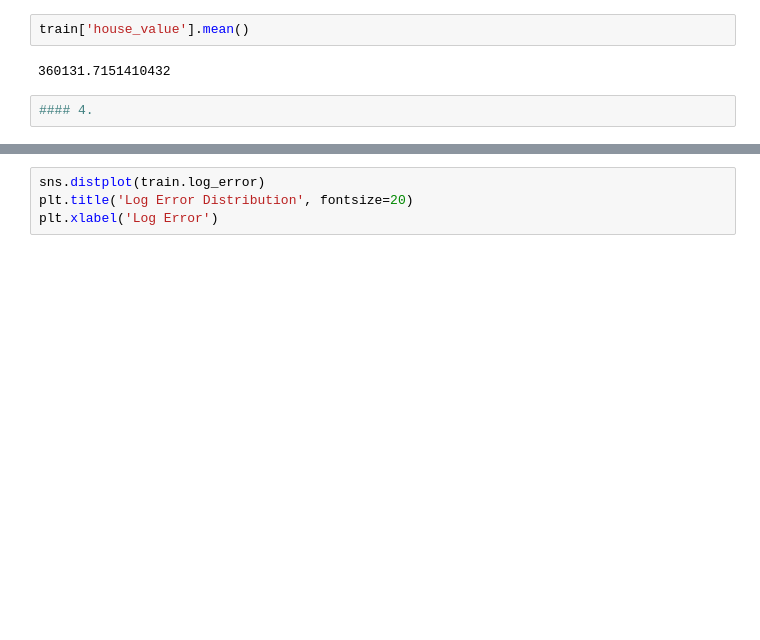
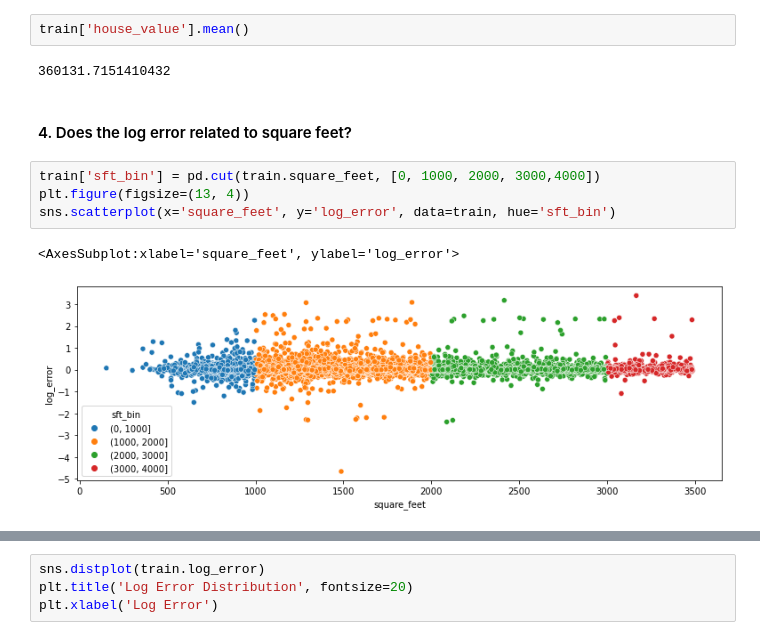
Before and after one commit to Chenchen070/clustering, a Jupyter notebook: explore_zillow.ipynb, the cells around one changed output, grey strips where cells are left out. Saved outputs shown, nothing was run; the diff lists cells and outputs as text; blank space fills up the shorter version.

```diff
--- a/explore_zillow.ipynb
+++ b/explore_zillow.ipynb
@@ -184,5 +184,12 @@ train[train['county'] == 'Orange'].house_value.mean()
 train['house_value'].mean()
 # %% [output]
 360131.7151410432
-# %%
-#### 4.
+# %% [markdown]
+#### 4. Does the log error related to square feet?
+# %%
+train['sft_bin'] = pd.cut(train.square_feet, [0, 1000, 2000, 3000,4000])
+plt.figure(figsize=(13, 4))
+sns.scatterplot(x='square_feet', y='log_error', data=train, hue='sft_bin')
+# %% [output]
+<AxesSubplot:xlabel='square_feet', ylabel='log_error'>
+[figure, added]
```
Also changed, not shown: parts of 5 cells of this notebook.
